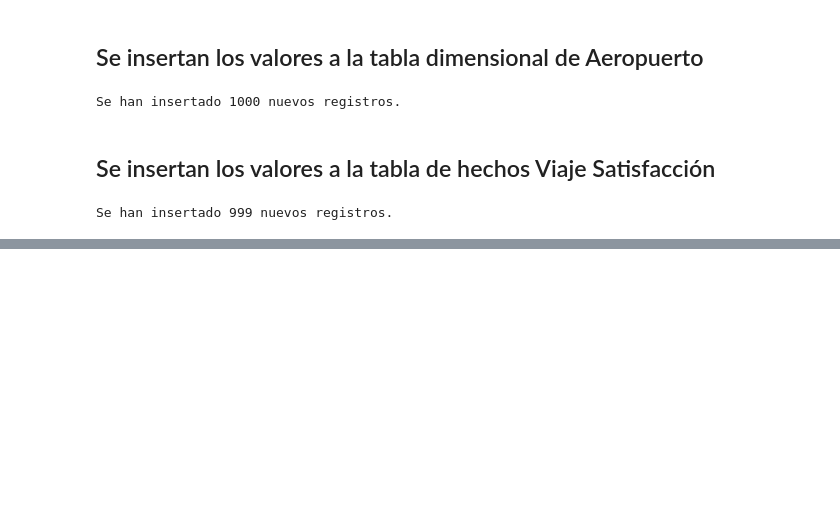
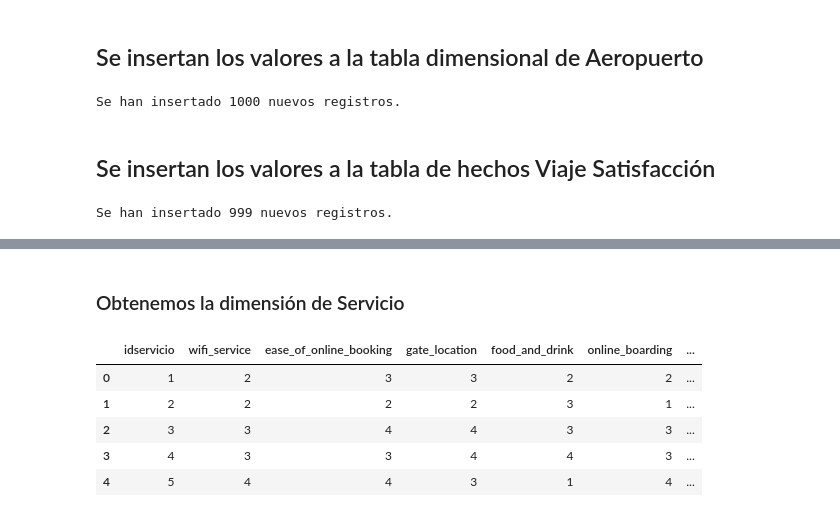
Before and after one commit to fernandosagastume/ProyectoFinalDSPython, a Jupyter notebook: src_code.ipynb, the cells around one changed output, grey strips where cells are left out. Cells and saved outputs as stored; diff of their text form; code cells hidden in the pictures; blank space fills up the shorter version.

Commit message:
Se realizan las queries de las tablas, ya listo para resolver preguntas planteadas.

```diff
--- a/src_code.ipynb
+++ b/src_code.ipynb
@@ -440,0 +443,3 @@ Se han insertado 999 nuevos registros.
+# %%
+# Llamamos al driver para conectarnos con la base de datos en postgresql
+postgres_driver = f"""postgresql://{config.get('RDS', 'DB_USER')}:{config.get('RDS', 'DB_PASSWORD')}@{RDS_HOST}:{config.get('RDS', 'DB_PORT')}/{config.get('RDS', 'DB_NAME')}"""
@@ -440,0 +459,13 @@ Se han insertado 999 nuevos registros.
+# %% [markdown]
+### Obtenemos la dimensión de Servicio
+# %%
+sql_query = 'SELECT * FROM servicio;'
+df_servicios = pd.read_sql(sql_query, postgres_driver)
+df_servicios.head()
+# %% [output]
+|  | idservicio | wifi_service | ease_of_online_booking | gate_location | food_and_drink | online_boarding | ... |
+| 0 | 1 | 2 | 3 | 3 | 2 | 2 | ... |
+| 1 | 2 | 2 | 2 | 2 | 3 | 1 | ... |
+| 2 | 3 | 3 | 4 | 4 | 3 | 3 | ... |
+| 3 | 4 | 3 | 3 | 4 | 4 | 3 | ... |
+| 4 | 5 | 4 | 4 | 3 | 1 | 4 | ... |
```
Also changed, not shown: parts of 10 cells of this notebook.
